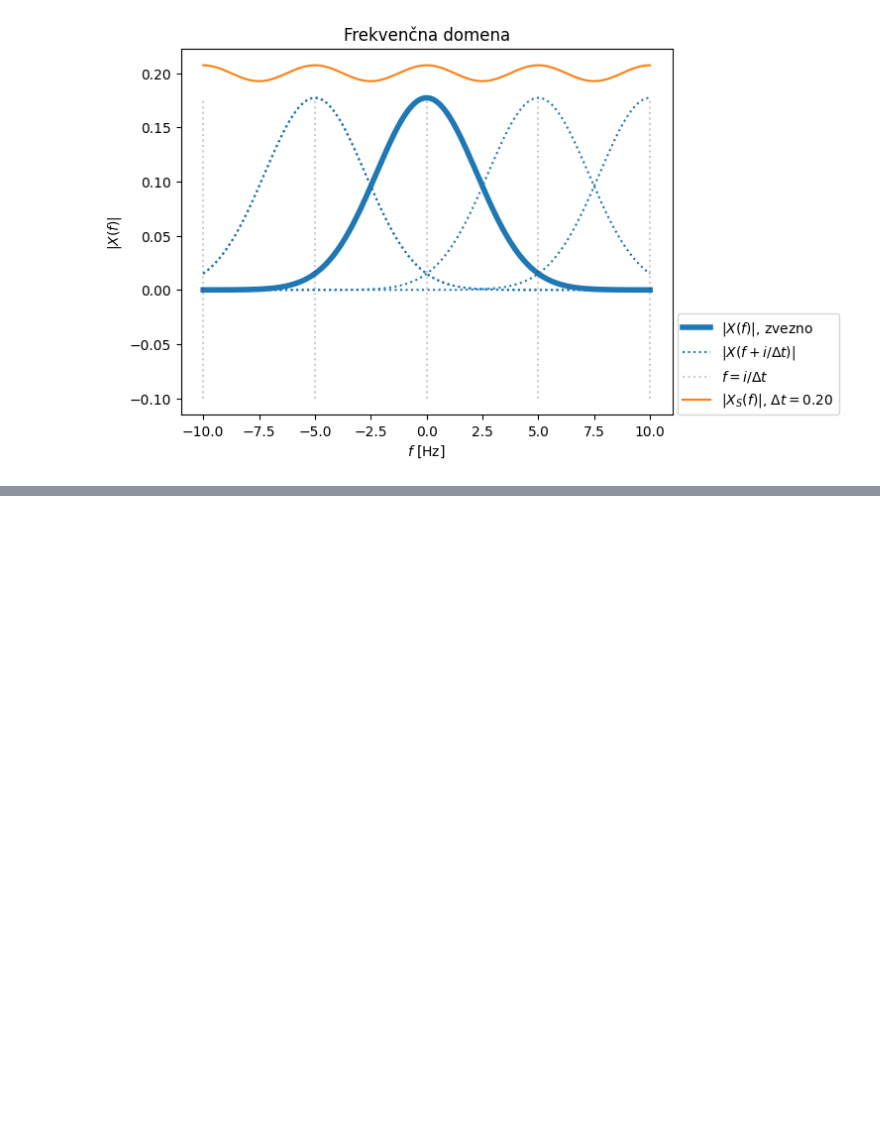
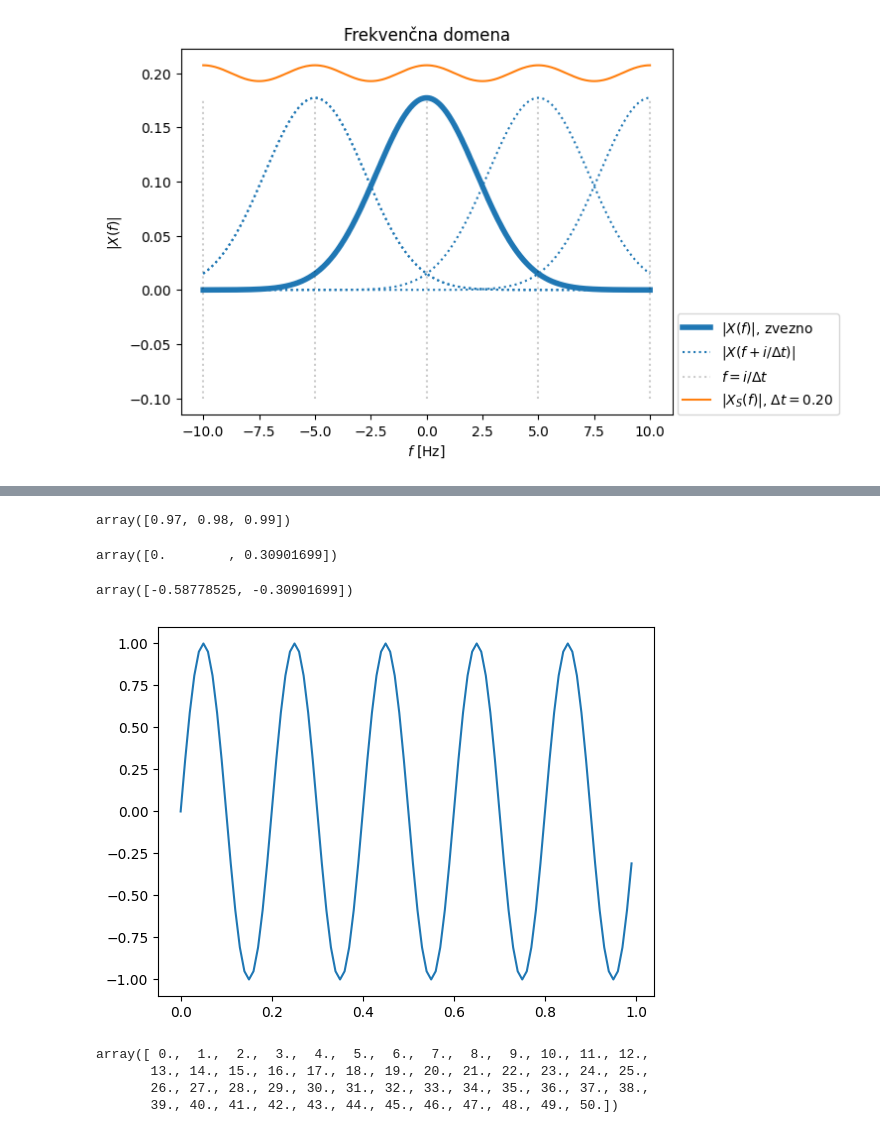
Before and after one commit to jankoslavic/procesiranje_signalov, a Jupyter notebook: _sources/notebooks/Untitled.ipynb, the cells around one changed output, grey strips where cells are left out. Saved outputs shown, nothing was run; the diff lists cells and outputs as text; code cells hidden in the pictures; blank space fills up the shorter version.

```diff
--- a/_sources/notebooks/Untitled.ipynb
+++ b/_sources/notebooks/Untitled.ipynb
@@ -77,0 +110,17 @@ plt.show()
+# %%
+import numpy as np
+
+A = 1
+fr = 5
+fs = 100
+N = 100
+dt = 1/fs
+t = np.arange(N)*dt
+x = A*np.sin(2*np.pi*fr*t)
+
+X = np.fft.fft(x)
+freq = np.fft.fftfreq(len(x), d=dt)
+# %%
+t[-3:]
+# %% [output]
+array([0.97, 0.98, 0.99])
@@ -77,0 +129,12 @@ plt.show()
+# %%
+x[:2]
+# %% [output]
+array([0.        , 0.30901699])
+# %%
+x[-2:]
+# %% [output]
+array([-0.58778525, -0.30901699])
+# %%
+plt.plot(t, x);
+# %% [output]
+[figure, added]
@@ -77,0 +144,7 @@ plt.show()
+# %%
+freq
+# %% [output]
+array([ 0.,  1.,  2.,  3.,  4.,  5.,  6.,  7.,  8.,  9., 10., 11., 12.,
+       13., 14., 15., 16., 17., 18., 19., 20., 21., 22., 23., 24., 25.,
+       26., 27., 28., 29., 30., 31., 32., 33., 34., 35., 36., 37., 38.,
+       39., 40., 41., 42., 43., 44., 45., 46., 47., 48., 49., 50.])
```
Also changed, not shown: parts of 26 cells of this notebook, 15 other files.
